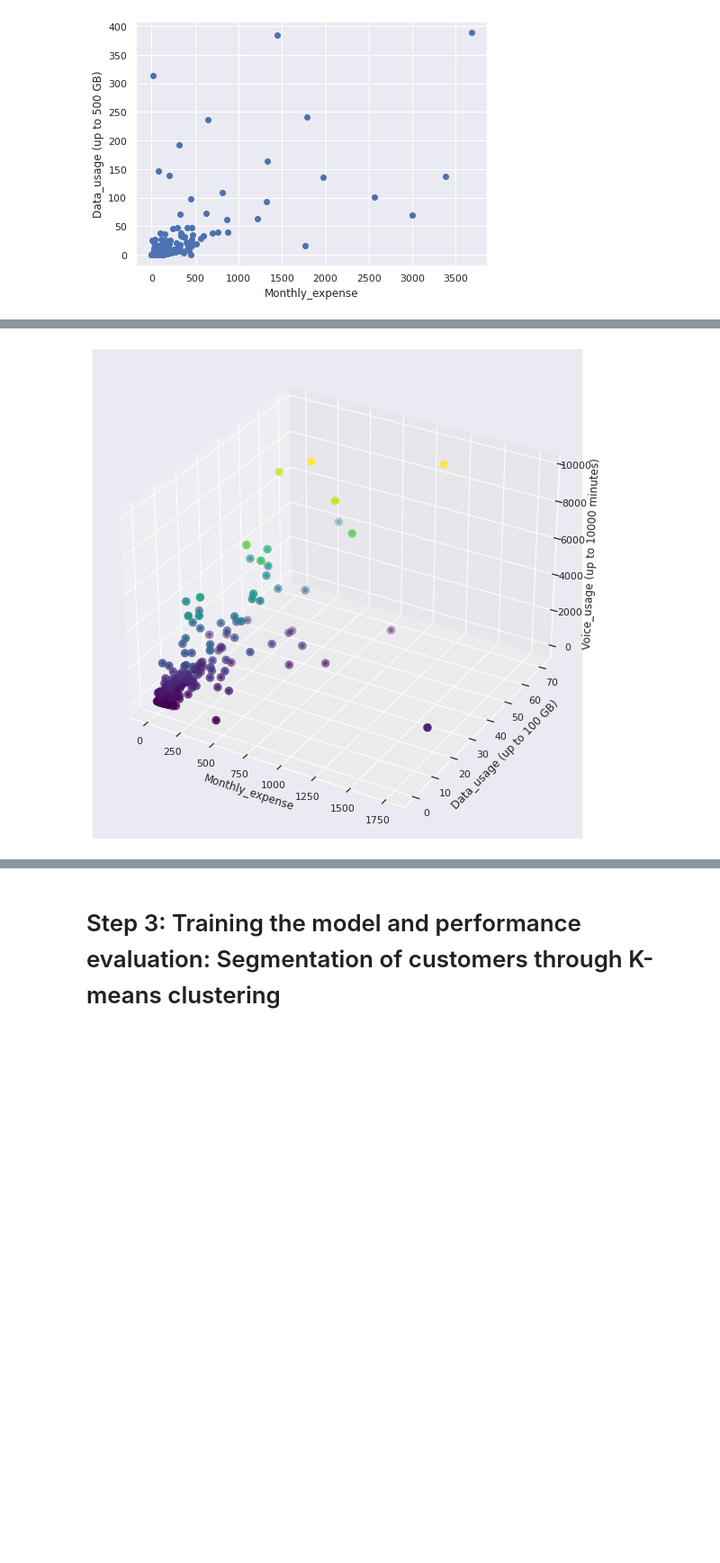
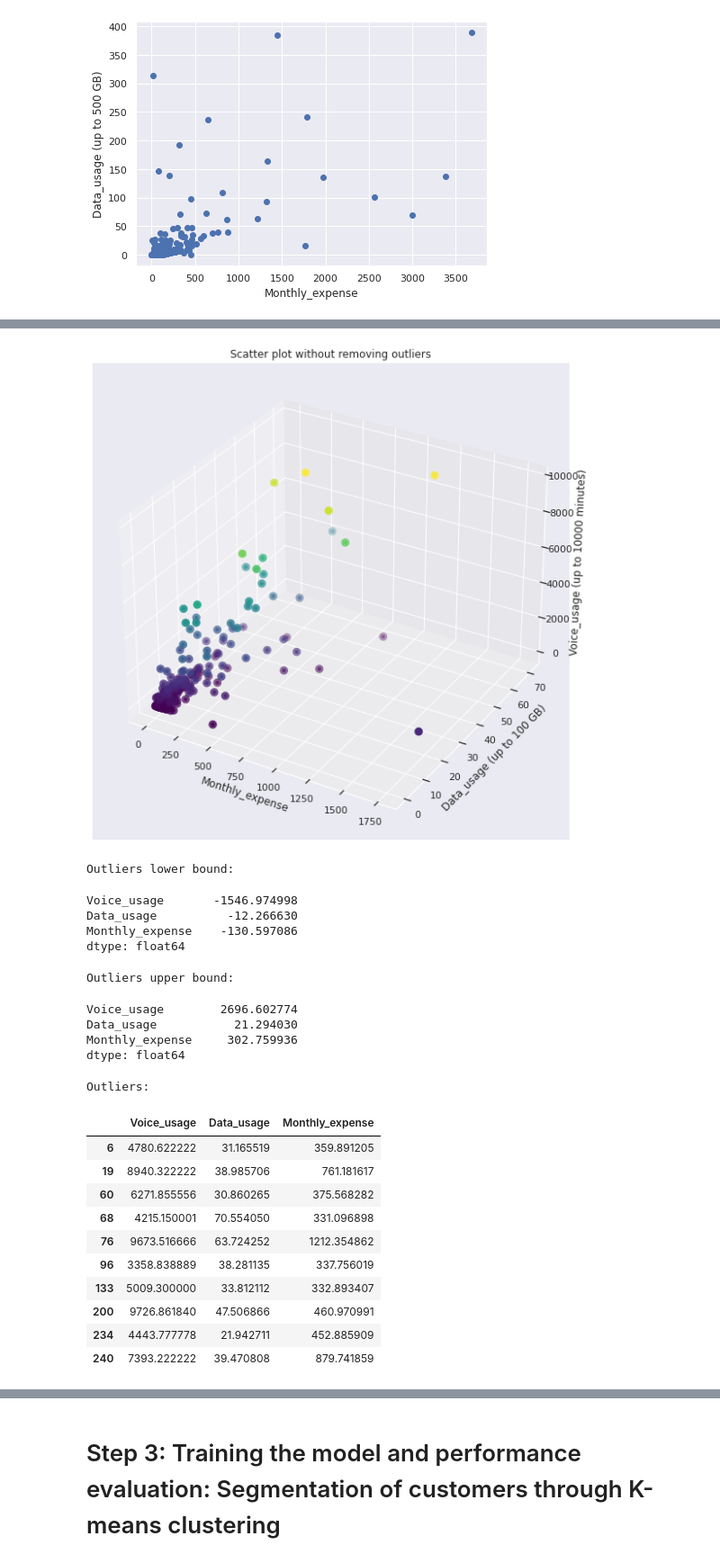
Before and after one commit to Alejandro-FA/UPF-Machine_Learning, a Jupyter notebook: Project-1/P01_Clustering students.ipynb, the cells around one changed output, grey strips where cells are left out. Shown at 90% size. Saved outputs shown, nothing was run; the diff lists cells and outputs as text; code cells hidden in the pictures; blank space fills up the shorter version.

```diff
--- a/Project-1/P01_Clustering students.ipynb
+++ b/Project-1/P01_Clustering students.ipynb
@@ -293,8 +296,8 @@ for col in main_statistics:
     "\nstd: ", main_statistics[col]["std"], "\n")
 
     sns.set(rc={'figure.figsize':(7,5)})
-    sns.distplot(customer_dt_summary[col], kde=False)
-    # sns.histplot(customer_dt_summary[col], bins = 15)
+    # sns.distplot(customer_dt_summary[col], kde=False)
+    sns.histplot(customer_dt_summary[col], bins = 45)
     plt.show()
 # %% [output]
 Main statistics of Data_usage
@@ -444,21 +465,77 @@ plt.show()
 
 Tip: use [scatter3d](https://matplotlib.org/3.1.1/gallery/mplot3d/scatter3d.html) to create 3D scatter plots.
 # %%
+# Filtered dataset (Voice_usage <= 10000 minutes and Data_usage <= 100 GB)
 reduced_training_dt = training_dt[(training_dt['Data_usage'] <= 100) & (training_dt['Voice_usage'] <= 10000)]
 
+# 3D scatter plot
 # %matplotlib notebook
 fig = plt.figure(figsize=(10,10))
 ax = plt.axes(projection='3d')
 
-X = reduced_training_dt.loc[:,'Monthly_expense'].values
-Y = reduced_training_dt.loc[:,'Data_usage'].values
-Z = reduced_training_dt.loc[:,'Voice_usage'].values
+X = reduced_training_dt['Monthly_expense'].values
+Y = reduced_training_dt['Data_usage'].values
+Z = reduced_training_dt['Voice_usage'].values
 
 ax.set_xlabel('Monthly_expense')
 ax.set_ylabel('Data_usage (up to 100 GB)')
 ax.set_zlabel('Voice_usage (up to 10000 minutes)')
 ax.scatter3D(X, Y, Z, c=Z, cmap='viridis', linewidth=5);
+plt.title("Scatter plot without removing outliers")
+plt.show()
 
+# Outliers detection
+Q1 = reduced_training_dt.quantile(0.25)
+Q3 = reduced_training_dt.quantile(0.75)
+IQR = Q3 - Q1
+lower_bound = Q1 - 1.5*IQR
+upper_bound = Q3 + 1.5*IQR
+outliers = reduced_training_dt[((reduced_training_dt > upper_bound) | (reduced_training_dt < lower_bound)).all(axis=1)]
+
+print("\nOutliers lower bound:")
+display(lower_bound)
+print("\nOutliers upper bound:")
+display(upper_bound)
+print("\nOutliers:")
+display(outliers)
+
+# 3D scatter Plot without outliers
+reduced_no_outliers_training_dt = reduced_training_dt[((reduced_training_dt <= upper_bound) & (reduced_training_dt >= lower_bound)).all(axis=1)]
+
+fig = plt.figure(figsize=(10,10))
+ax = plt.axes(projection='3d')
+
+X = reduced_no_outliers_training_dt['Monthly_expense'].values
+Y = reduced_no_outliers_training_dt['Data_usage'].values
+Z = reduced_no_outliers_training_dt['Voice_usage'].values
+
+ax.set_xlabel('Monthly_expense')
+ax.set_ylabel('Data_usage (up to 100 GB)')
+ax.set_zlabel('Voice_usage (up to 10000 minutes)')
+ax.scatter3D(X, Y, Z, c=Z, cmap='viridis', linewidth=5);
+plt.title("Scatter plot after removing outliers")
 plt.show()
 # %% [output]
-[figure, old version]
+[figure, new version]
+Outliers lower bound:
+Voice_usage       -1546.974998
+Data_usage          -12.266630
+Monthly_expense    -130.597086
+dtype: float64
+Outliers upper bound:
+Voice_usage        2696.602774
+Data_usage           21.294030
+Monthly_expense     302.759936
+dtype: float64
+Outliers:
+|  | Voice_usage | Data_usage | Monthly_expense |
+| 6 | 4780.622222 | 31.165519 | 359.891205 |
+| 19 | 8940.322222 | 38.985706 | 761.181617 |
+| 60 | 6271.855556 | 30.860265 | 375.568282 |
+| 68 | 4215.150001 | 70.554050 | 331.096898 |
+| 76 | 9673.516666 | 63.724252 | 1212.354862 |
+| 96 | 3358.838889 | 38.281135 | 337.756019 |
+| 133 | 5009.300000 | 33.812112 | 332.893407 |
+| 200 | 9726.861840 | 47.506866 | 460.970991 |
+| 234 | 4443.777778 | 21.942711 | 452.885909 |
+| 240 | 7393.222222 | 39.470808 | 879.741859 |
```
Also changed, not shown: parts of 23 cells of this notebook.
